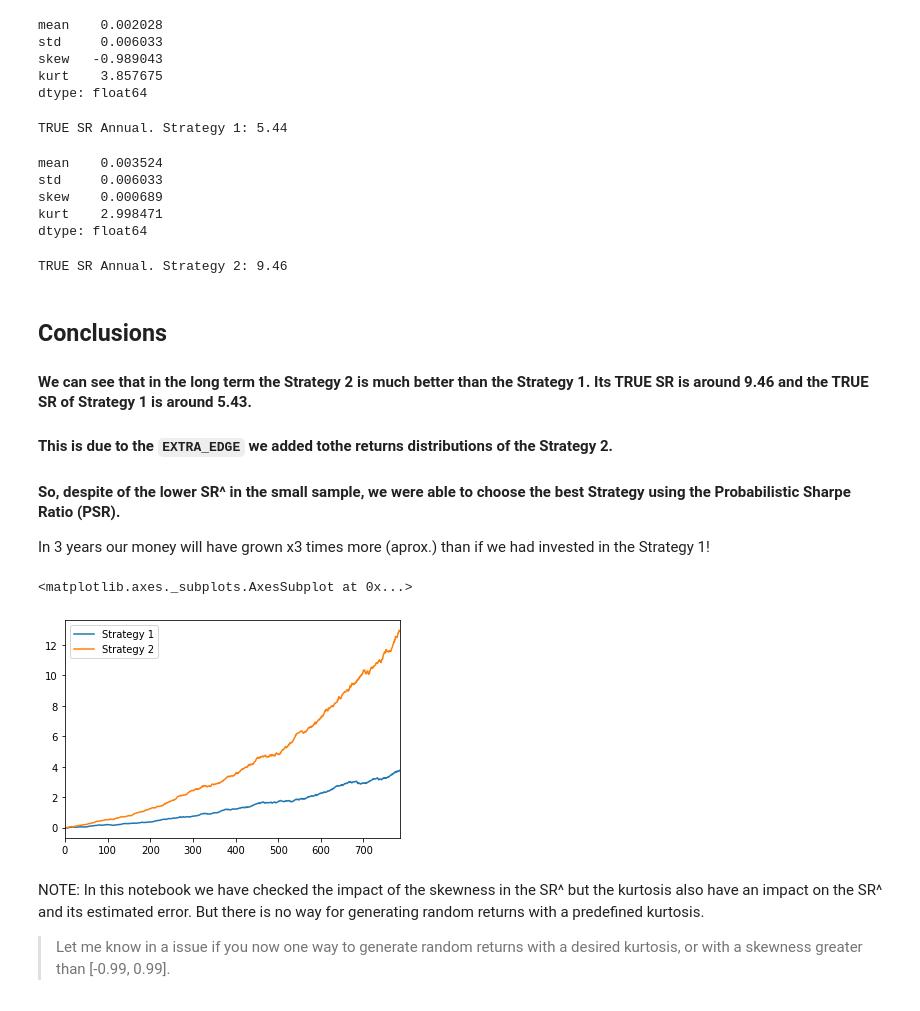
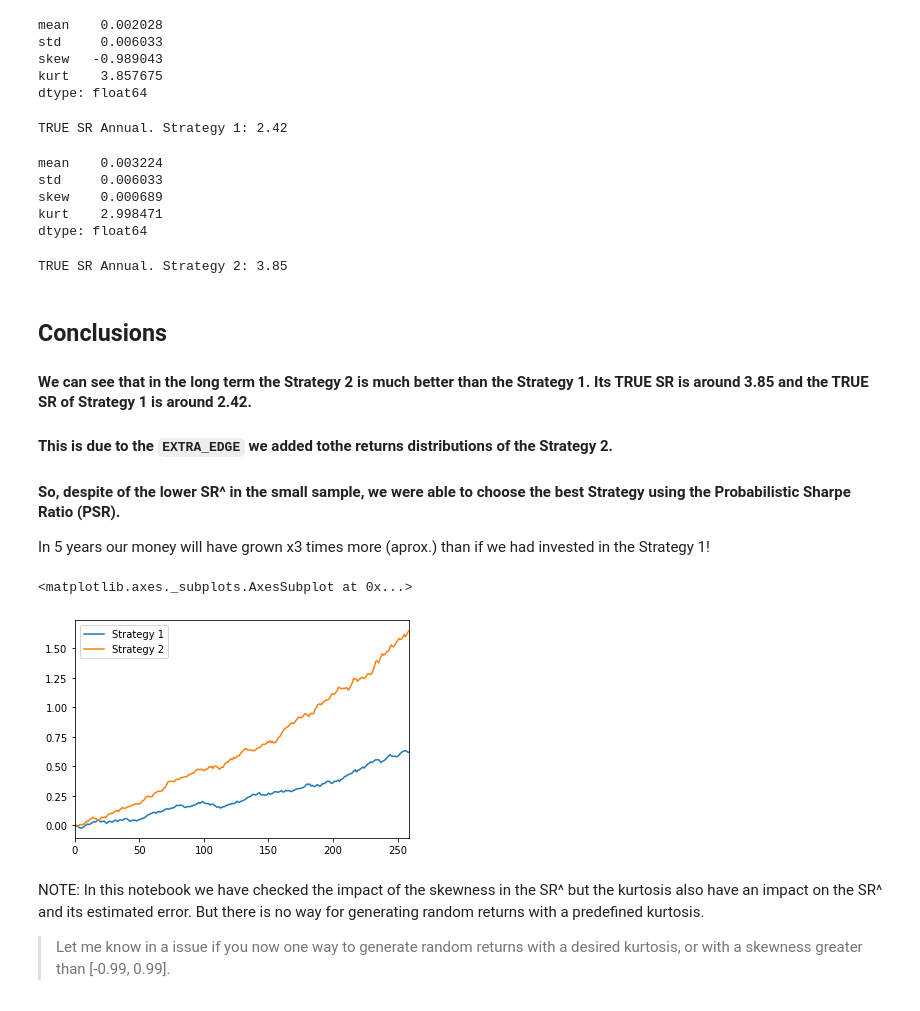
Before and after one commit to rubenbriones/Probabilistic-Sharpe-Ratio, a Jupyter notebook: notebooks/Probabilistic Sharpe Ratio Example.ipynb, the cells around one changed output. Drawn from its saved outputs; the diff is of its cells as text; code cells hidden in the pictures.

Commit message:
CLN: assume that returns are weekly

```diff
--- a/notebooks/Probabilistic Sharpe Ratio Example.ipynb
+++ b/notebooks/Probabilistic Sharpe Ratio Example.ipynb
@@ -65,7 +68,7 @@ SR Annual. st1 dist.: 3.91
 # %% [markdown]
 By definition the SR, in a big data sample, of this strategy (this returns distribution) must be greater than the SR of Strategy 1...but with a few data?
 # %%
-EXTRA_EDGE = 0.0015
+EXTRA_EDGE = 0.0012
 
 dist_st2 = norm(loc=true_mean+EXTRA_EDGE, scale=true_std)
 # %% [markdown]
@@ -162,38 +165,38 @@ skew   -0.989043
 kurt    3.857675
 dtype: float64
 # %%
-true_sr_ann_st1 = ann_estimated_sharpe_ratio(oos_returns_st1)
+true_sr_ann_st1 = ann_estimated_sharpe_ratio(oos_returns_st1, periods=52)
 print('TRUE SR Annual. Strategy 1:', round(true_sr_ann_st1, 2))
 # %% [output]
-TRUE SR Annual. Strategy 1: 5.44
+TRUE SR Annual. Strategy 1: 2.42
 # %%
 oos_returns_st2 = dist_st2.rvs(size=OOS_SIZE)
 
 true_moments_st2 = moments(oos_returns_st2)
 print(true_moments_st2)
 # %% [output]
-mean    0.003524
+mean    0.003224
 std     0.006033
 skew    0.000689
 kurt    2.998471
 dtype: float64
 # %%
-true_sr_ann_st2 = ann_estimated_sharpe_ratio(oos_returns_st2)
+true_sr_ann_st2 = ann_estimated_sharpe_ratio(oos_returns_st2, periods=52)
 print('TRUE SR Annual. Strategy 2:', round(true_sr_ann_st2, 2))
 # %% [output]
-TRUE SR Annual. Strategy 2: 9.46
+TRUE SR Annual. Strategy 2: 3.85
 # %% [markdown]
 ## Conclusions
-#### We can see that in the long term the Strategy 2 is much better than the Strategy 1. Its TRUE SR is around 9.46 and the TRUE SR of Strategy 1 is around 5.43.
+#### We can see that in the long term the Strategy 2 is much better than the Strategy 1. Its TRUE SR is around 3.85 and the TRUE SR of Strategy 1 is around 2.42.
 #### This is due to the `EXTRA_EDGE` we added tothe returns distributions of the Strategy 2.
 #### So, despite of the lower SR^ in the small sample, we were able to choose the best Strategy using the Probabilistic Sharpe Ratio (PSR).
-In 3 years our money will have grown x3 times more (aprox.) than if we had invested in the Strategy 1!
+In 5 years our money will have grown x3 times more (aprox.) than if we had invested in the Strategy 1!
 # %%
-pd.DataFrame({'Strategy 1': pd.Series(oos_returns_st1).add(1).cumprod().sub(1).iloc[:262*3],
-              'Strategy 2': pd.Series(oos_returns_st2).add(1).cumprod().sub(1).iloc[:262*3]}).plot()
+pd.DataFrame({'Strategy 1': pd.Series(oos_returns_st1).add(1).cumprod().sub(1).iloc[:52*5],
+              'Strategy 2': pd.Series(oos_returns_st2).add(1).cumprod().sub(1).iloc[:52*5]}).plot()
 # %% [output]
 <matplotlib.axes._subplots.AxesSubplot at 0x...>
-[figure, old version]
+[figure, new version]
 # %% [markdown]
 NOTE: In this notebook we have checked the impact of the skewness in the SR^ but the kurtosis also have an impact on the SR^ and its estimated error. But there is no way for generating random returns with a predefined kurtosis.
 > Let me know in a issue if you now one way to generate random returns with a desired kurtosis, or with a skewness greater than [-0.99, 0.99].
```
Also changed, not shown: parts of 26 cells of this notebook, 2 other files.
